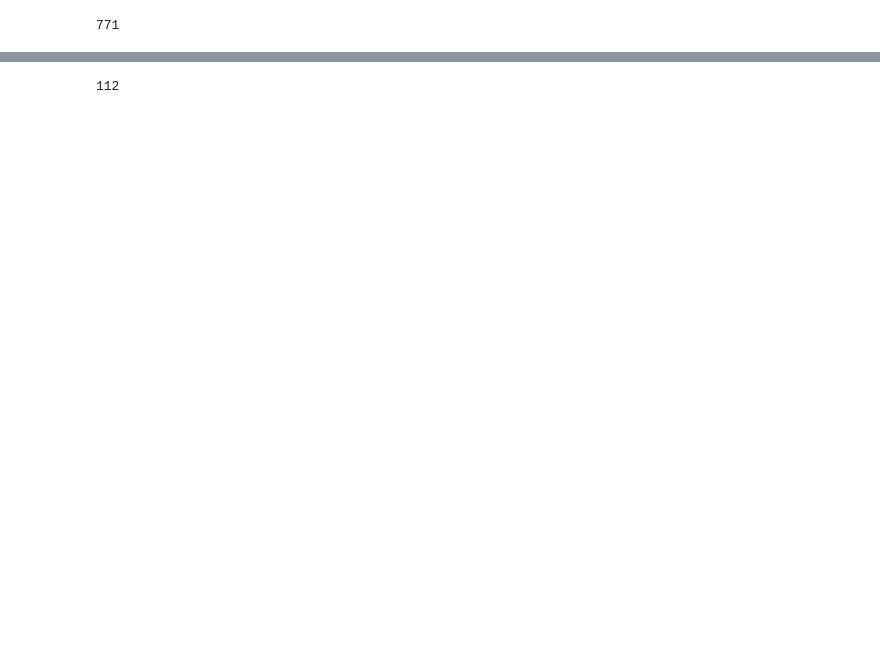
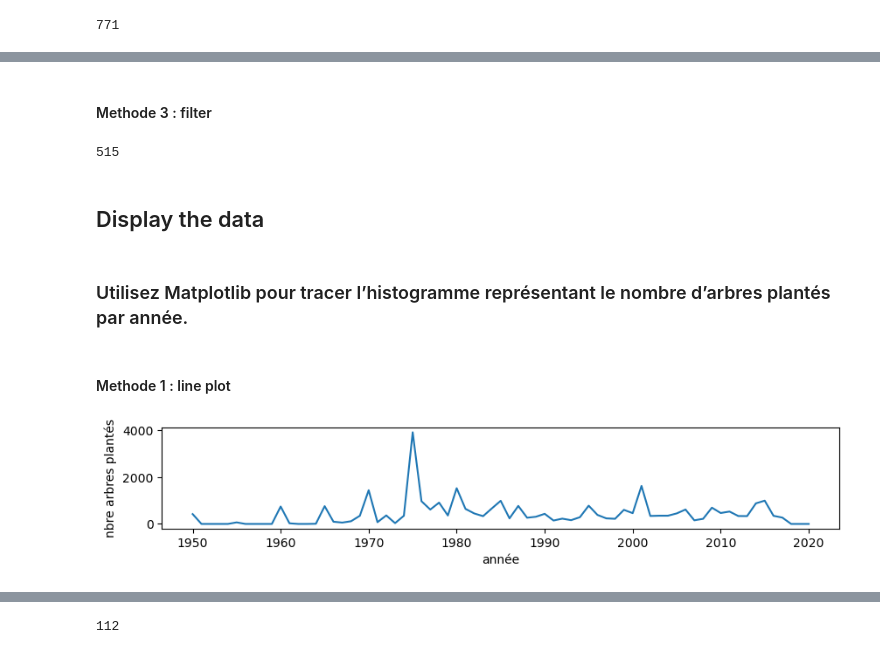
Before and after one commit to gazaboo/projet-python-arbres-grenoble, a Jupyter notebook: 4.1_Correction_iterations_1_et_2.ipynb, the cells around one changed output, grey strips where cells are left out. Cells and saved outputs as stored; diff of their text form; code cells hidden in the pictures; blank space fills up the shorter version.

```diff
--- a/4.1_Correction_iterations_1_et_2.ipynb
+++ b/4.1_Correction_iterations_1_et_2.ipynb
@@ -166,6 +159,0 @@ True
-# %%
-histo = []
-for annee in range(1950, 2021):
-    histo.append(annees_recensees.count(annee))
-
-histo
@@ -201,4 +159,0 @@ moyenne_annuelle = sum(histo)/len(histo)
-# %%
-histo_tuple = []
-for annee in range(1950, 2021):
-    histo_tuple.append((annee, annees_recensees.count(annee)))
@@ -307,0 +162,18 @@ sorted(annee_genreBota_clean, key=lambda t:t[0], reverse=True)
+# %%
+# Méhode 1 (année min)
+annees_recensees = []
+for annee in annees_plantation:
+    if annee.isdigit():
+        annees_recensees.append(int(annee))
+
+min(annees_recensees)
+
+
+# Méthode 2 (année min)
+annees_recensees = [int(annee) for annee in annees_plantation if annee.isdigit()]
+min(annees_recensees)
+
+
+# Méthode 3 (bricolage)
+annees_recensees = [int(annee or 2025) for annee in annees_plantation[1:] ]
+min(annees_recensees)
@@ -307,0 +192,6 @@ sorted(annee_genreBota_clean, key=lambda t:t[0], reverse=True)
+# %%
+yearly_count = []
+for annee in range(1950, 2021):
+    yearly_count.append(annees_recensees.count(annee))
+
+yearly_count[:5]
@@ -307,0 +273,23 @@ sorted(annee_genreBota_clean, key=lambda t:t[0], reverse=True)
+# %% [markdown]
+#### Methode 3 : filter
+# %%
+# Méthode 3
+len(list(filter(lambda row: row[1] == '', annee_genreBota)))
+# %% [output]
+515
+# %% [markdown]
+## Display the data
+# %% [markdown]
+### Utilisez Matplotlib pour tracer l’histogramme représentant le nombre d’arbres plantés par année.
+# %% [markdown]
+#### Methode 1 : line plot
+# %%
+import matplotlib.pyplot as plt
+plt.figure(figsize=(10,1.5))
+
+plt.plot(range(1950, 2021), yearly_count)
+plt.xlabel('année')
+plt.ylabel('nbre arbres plantés')
+plt.show()
+# %% [output]
+[figure, added]
```
Also changed, not shown: parts of 113 cells of this notebook, 14 other files.
